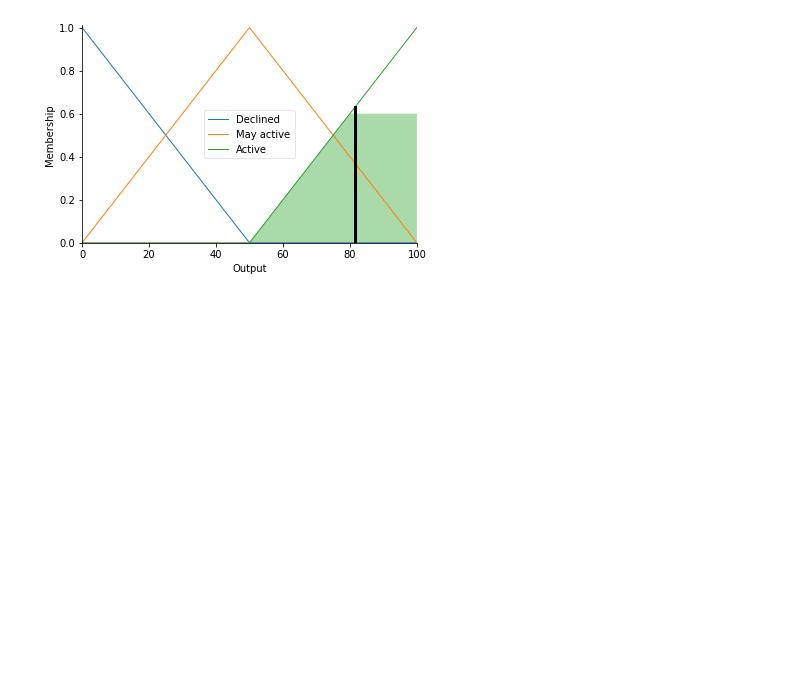
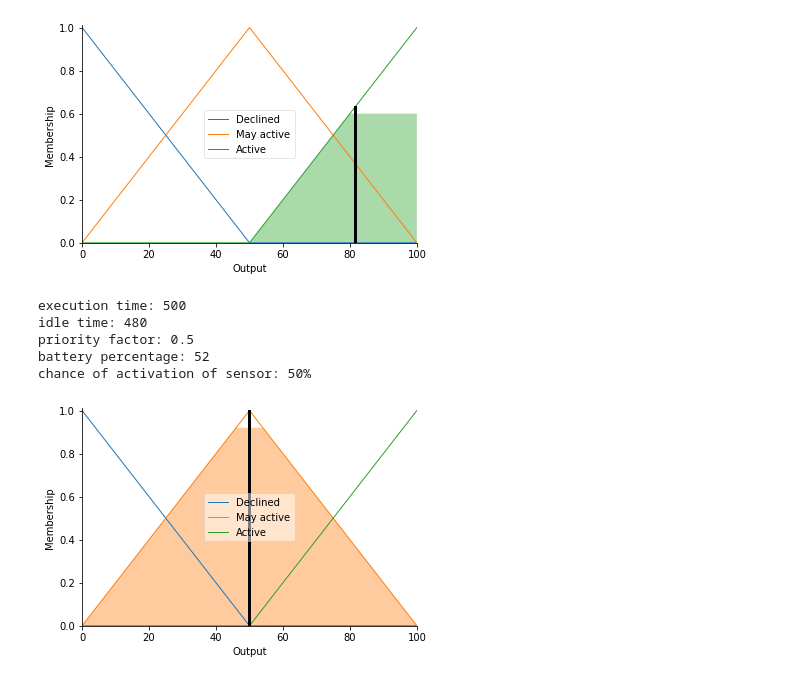
Before and after one commit to Tanuka-Mondal/Fuzzy, a Jupyter notebook: fuzzy2.ipynb, the cells around one changed output. Drawn from its saved outputs; the diff is of its cells as text; code cells hidden in the pictures; blank space fills up the shorter version.

```diff
--- a/fuzzy2.ipynb
+++ b/fuzzy2.ipynb
@@ -51,6 +59,8 @@ si.view()
 # %%
 rule1 = ctrl.Rule(ei['very low'] & Ii['very high'] & pi['very high'] & bi['very high'],si['Active'])
 rule2 = ctrl.Rule(ei['very high'] & Ii['very low'] & pi['very low'] & bi['very low'],si['Declined'])
+rule3 = ctrl.Rule(ei['medium'] & Ii['medium'] & pi['medium'] & bi['medium'],si['May active'])
+rule4 = ctrl.Rule(ei['very high'] & Ii['very low'] & pi['low'] & bi['medium'],si['Declined'])
 # %%
 rule1.view()
 # %% [output]
@@ -64,7 +74,7 @@ rule2.view()
  <matplotlib.axes._subplots.AxesSubplot at 0x...>)
 [figure]
 # %%
-op = ctrl.ControlSystem([rule1,rule2])
+op = ctrl.ControlSystem([rule1,rule2,rule3,rule4])
 Sensor = ctrl.ControlSystemSimulation(op)
 # %%
 def SensorOutput():
@@ -85,3 +95,12 @@ priority factor: 0.9
 battery percentage: 95
 chance of activation of sensor: 81.4286%
 [figure]
+# %%
+SensorOutput()
+# %% [output]
+execution time: 500
+idle time: 480
+priority factor: 0.5
+battery percentage: 52
+chance of activation of sensor: 50%
+[figure, added]
```
Also changed, not shown: parts of 4 cells of this notebook.
